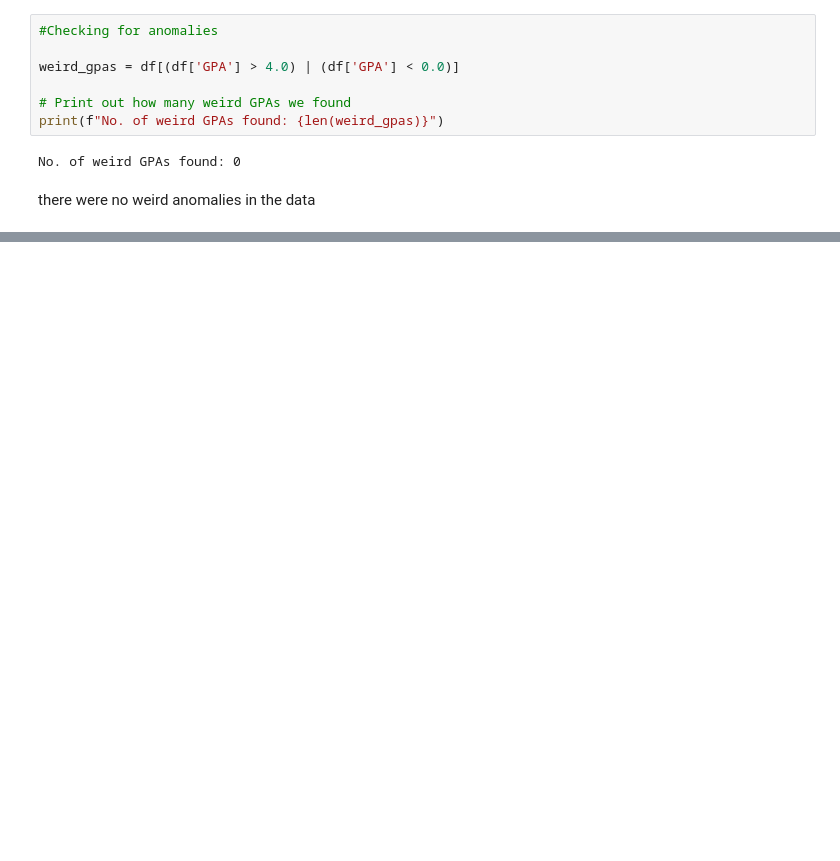
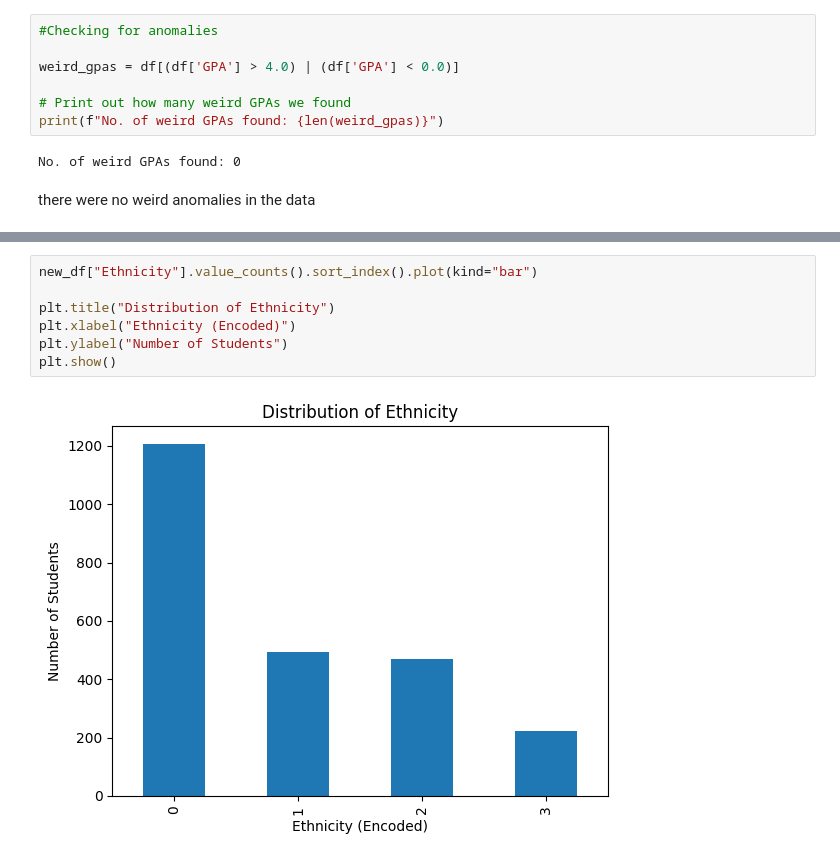
Before and after one commit to B-i-g-g-i-e/Data-Visualization-Students-Tasks, a Jupyter notebook: Sprints.ipynb, the cells around one changed output, grey strips where cells are left out. Drawn from its saved outputs; the diff is of its cells as text; blank space fills up the shorter version.

```diff
--- a/Sprints.ipynb
+++ b/Sprints.ipynb
@@ -213,0 +490,9 @@ display(new_df.head(10))
+# %%
+new_df["Ethnicity"].value_counts().sort_index().plot(kind="bar")
+
+plt.title("Distribution of Ethnicity")
+plt.xlabel("Ethnicity (Encoded)")
+plt.ylabel("Number of Students")
+plt.show()
+# %% [output]
+[figure, added]
```
Also changed, not shown: parts of 126 cells of this notebook.
